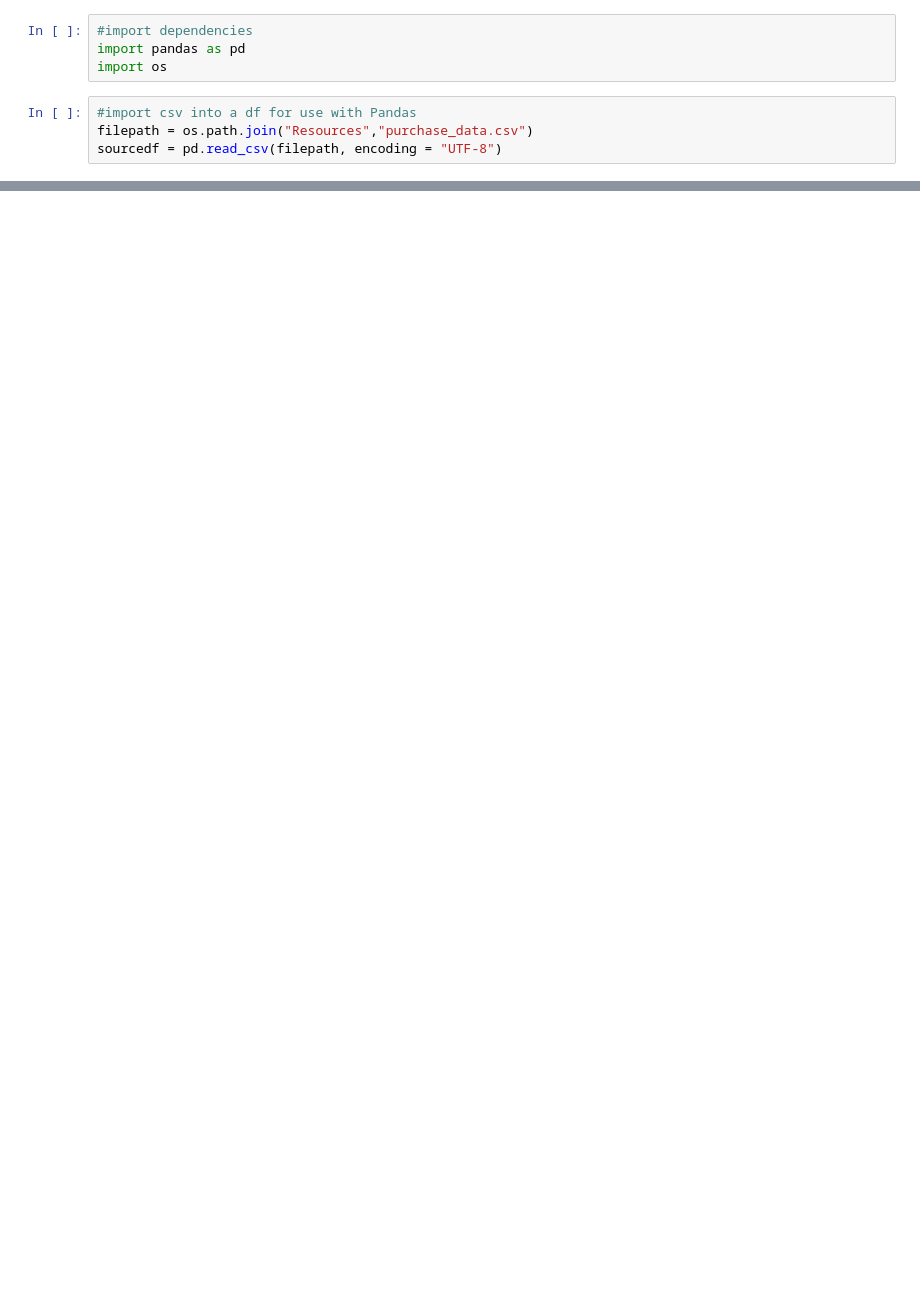
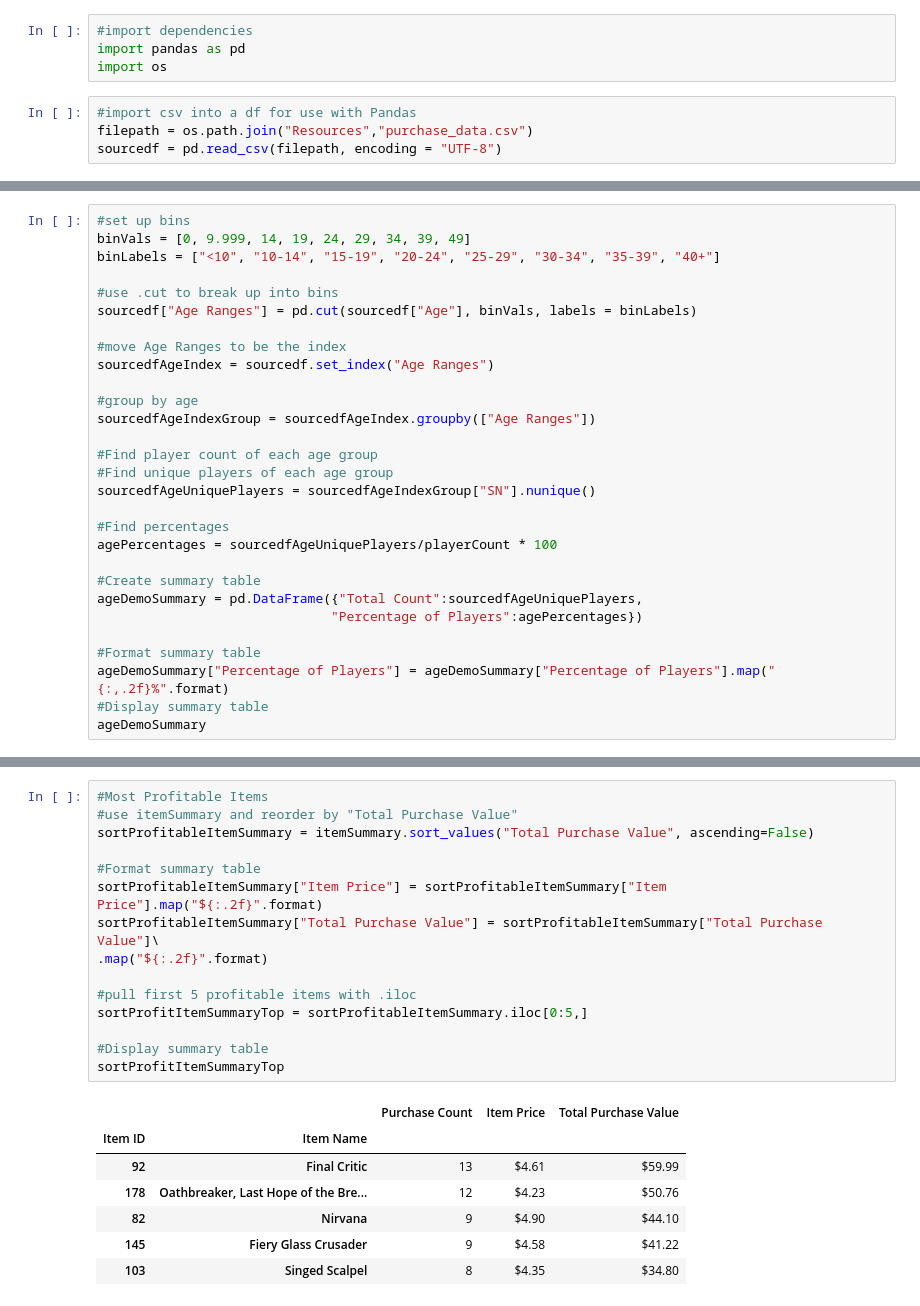
Before and after one commit to SanabuW/pandas-challenge, a Jupyter notebook: HeroesOfPymoli/.ipynb, the cells around one changed output, grey strips where cells are left out. Drawn from its saved outputs; the diff is of its cells as text; blank space fills up the shorter version.

```diff
--- a/HeroesOfPymoli/.ipynb
+++ b/HeroesOfPymoli/.ipynb
@@ -148,0 +216,29 @@ sourcedf["Age"].max()
+# %%
+#set up bins
+binVals = [0, 9.999, 14, 19, 24, 29, 34, 39, 49]
+binLabels = ["<10", "10-14", "15-19", "20-24", "25-29", "30-34", "35-39", "40+"]
+
+#use .cut to break up into bins
+sourcedf["Age Ranges"] = pd.cut(sourcedf["Age"], binVals, labels = binLabels)
+
+#move Age Ranges to be the index
+sourcedfAgeIndex = sourcedf.set_index("Age Ranges")
+
+#group by age
+sourcedfAgeIndexGroup = sourcedfAgeIndex.groupby(["Age Ranges"])
+
+#Find player count of each age group
+#Find unique players of each age group
+sourcedfAgeUniquePlayers = sourcedfAgeIndexGroup["SN"].nunique()
+
+#Find percentages
+agePercentages = sourcedfAgeUniquePlayers/playerCount * 100
+
+#Create summary table
+ageDemoSummary = pd.DataFrame({"Total Count":sourcedfAgeUniquePlayers,
+                              "Percentage of Players":agePercentages})
+
+#Format summary table
+ageDemoSummary["Percentage of Players"] = ageDemoSummary["Percentage of Players"].map("{:,.2f}%".format)
+#Display summary table
+ageDemoSummary
@@ -267,0 +405,23 @@ sortPlayerSummary
+# %%
+#Most Profitable Items
+#use itemSummary and reorder by "Total Purchase Value"
+sortProfitableItemSummary = itemSummary.sort_values("Total Purchase Value", ascending=False)
+
+#Format summary table
+sortProfitableItemSummary["Item Price"] = sortProfitableItemSummary["Item Price"].map("${:.2f}".format)
+sortProfitableItemSummary["Total Purchase Value"] = sortProfitableItemSummary["Total Purchase Value"]\
+.map("${:.2f}".format)
+
+#pull first 5 profitable items with .iloc
+sortProfitItemSummaryTop = sortProfitableItemSummary.iloc[0:5,]
+
+#Display summary table
+sortProfitItemSummaryTop
+# %% [output]
+|  |  | Purchase Count | Item Price | Total Purchase Value |
+| Item ID | Item Name |  |  |  |
+| 92 | Final Critic | 13 | $4.61 | $59.99 |
+| 178 | Oathbreaker, Last Hope of the Bre... | 12 | $4.23 | $50.76 |
+| 82 | Nirvana | 9 | $4.90 | $44.10 |
+| 145 | Fiery Glass Crusader | 9 | $4.58 | $41.22 |
+| 103 | Singed Scalpel | 8 | $4.35 | $34.80 |
```
Also changed, not shown: parts of 16 cells of this notebook, 4 other files.
